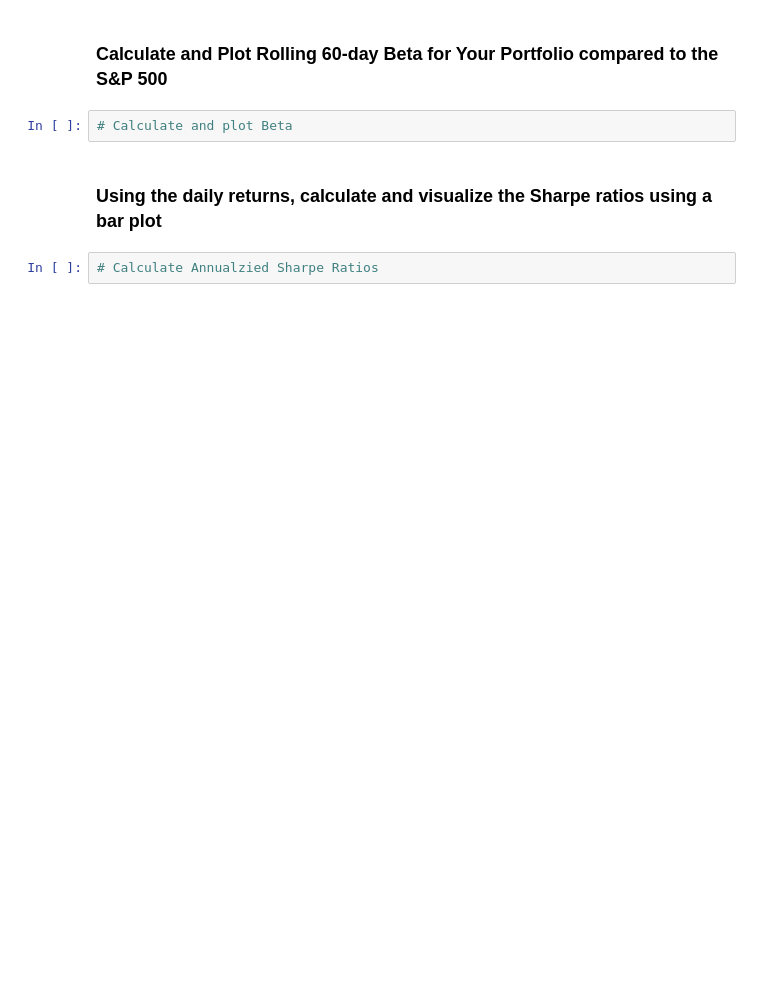
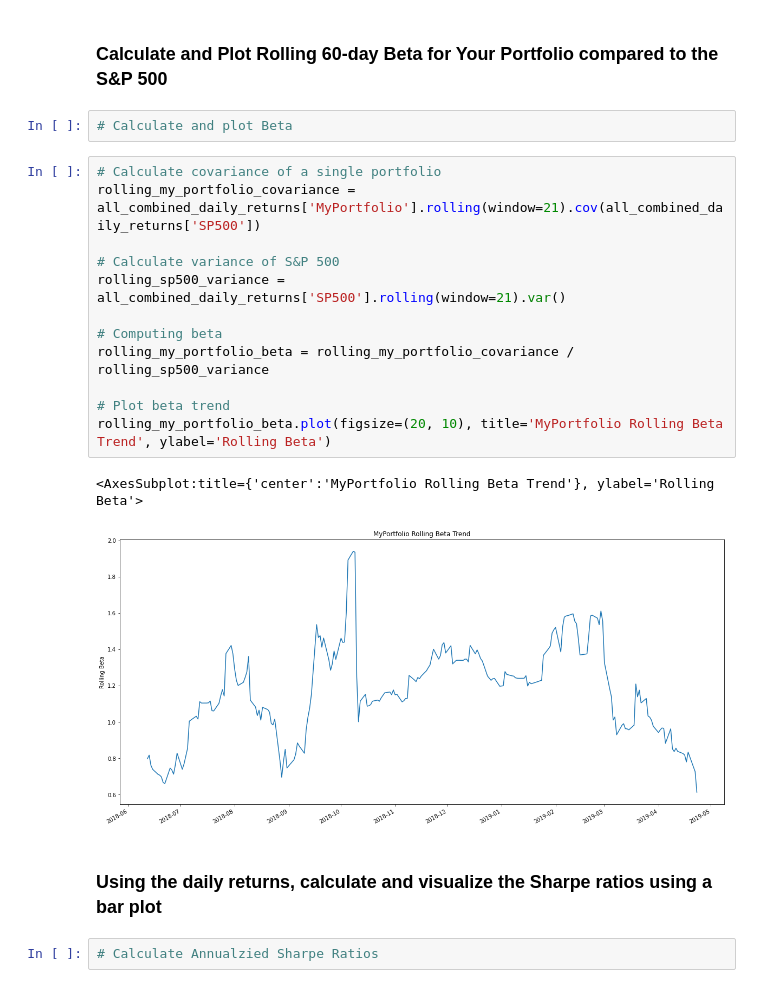
Before and after one commit to aquad789/HW3, a Jupyter notebook: whale_analysis_new.ipynb, the cells around one changed output. Cells and saved outputs as stored; diff of their text form; blank space fills up the shorter version.

```diff
--- a/whale_analysis_new.ipynb
+++ b/whale_analysis_new.ipynb
@@ -516,6 +571,21 @@ NameError: name 'mystocks_daily_return' is not defined
 ### Calculate and Plot Rolling 60-day Beta for Your Portfolio compared to the S&P 500
 # %%
 # Calculate and plot Beta
+# %%
+# Calculate covariance of a single portfolio
+rolling_my_portfolio_covariance = all_combined_daily_returns['MyPortfolio'].rolling(window=21).cov(all_combined_daily_returns['SP500'])
+
+# Calculate variance of S&P 500
+rolling_sp500_variance = all_combined_daily_returns['SP500'].rolling(window=21).var()
+
+# Computing beta
+rolling_my_portfolio_beta = rolling_my_portfolio_covariance / rolling_sp500_variance
+
+# Plot beta trend
+rolling_my_portfolio_beta.plot(figsize=(20, 10), title='MyPortfolio Rolling Beta Trend', ylabel='Rolling Beta')
+# %% [output]
+<AxesSubplot:title={'center':'MyPortfolio Rolling Beta Trend'}, ylabel='Rolling Beta'>
+[figure, added]
 # %% [markdown]
 ### Using the daily returns, calculate and visualize the Sharpe ratios using a bar plot
 # %%
```
Also changed, not shown: parts of 15 cells of this notebook.
